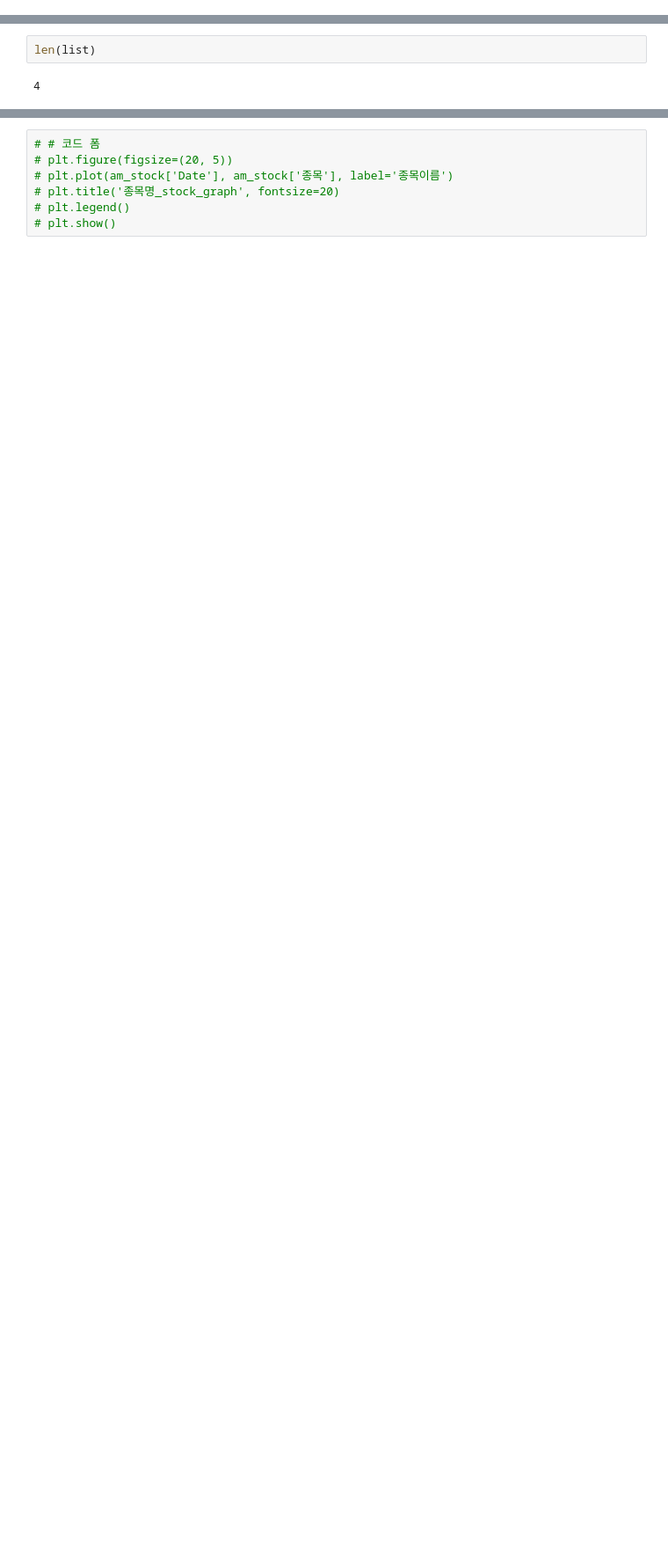
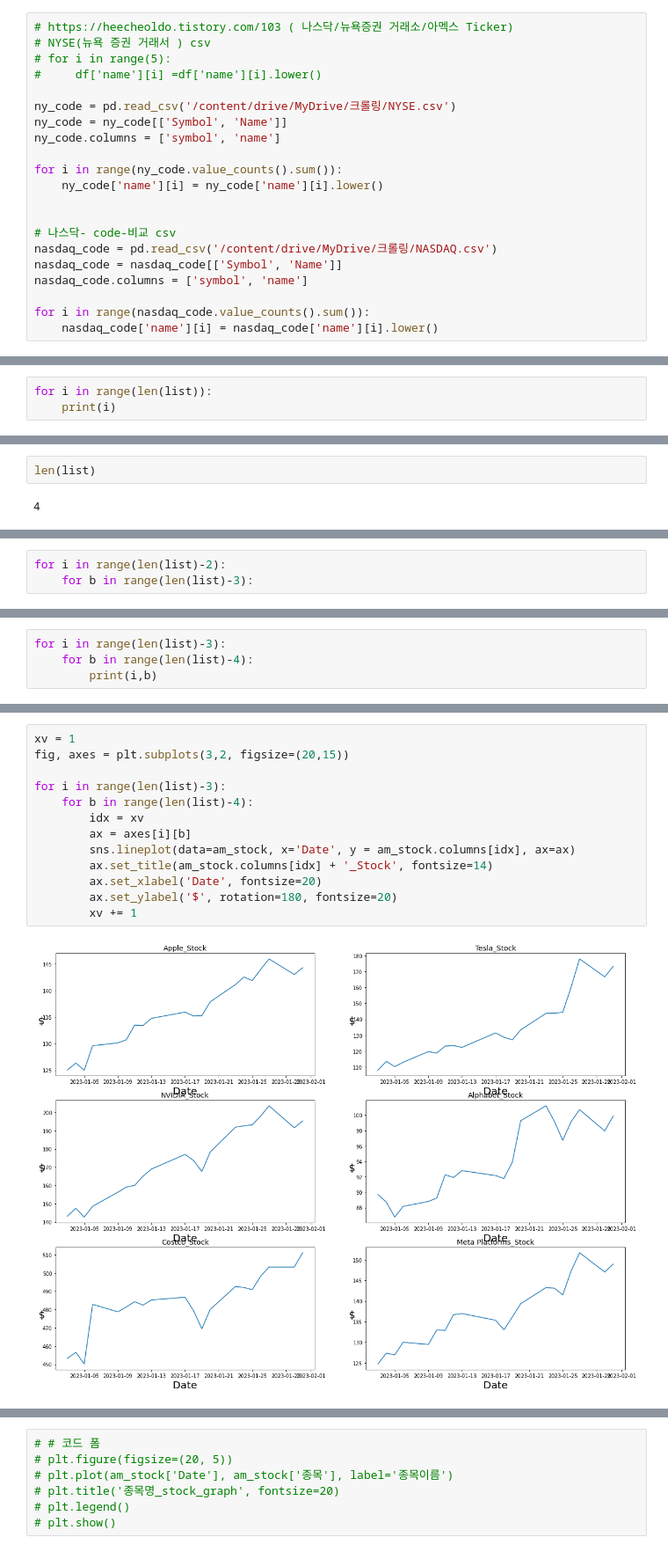
Before and after one commit to sleeptiger/Portfolio, a Jupyter notebook: Data_EDA.ipynb, the cells around one changed output, grey strips where cells are left out. Shown at 88% size. Drawn from its saved outputs; the diff is of its cells as text; blank space fills up the shorter version.

```diff
--- a/Data_EDA.ipynb
+++ b/Data_EDA.ipynb
@@ -34,5 +38,26 @@ from dateutil.relativedelta import relativedelta
 # %%
 import yfinance as yf
+# %%
+# https://heecheoldo.tistory.com/103 ( 나스닥/뉴욕증권 거래소/아멕스 Ticker)
+# NYSE(뉴욕 증권 거래서 ) csv
+# for i in range(5):
+#     df['name'][i] =df['name'][i].lower()
+
+ny_code = pd.read_csv('/content/drive/MyDrive/크롤링/NYSE.csv')
+ny_code = ny_code[['Symbol', 'Name']]
+ny_code.columns = ['symbol', 'name']
+
+for i in range(ny_code.value_counts().sum()):
+    ny_code['name'][i] = ny_code['name'][i].lower()
+
+
+# 나스닥- code-비교 csv
+nasdaq_code = pd.read_csv('/content/drive/MyDrive/크롤링/NASDAQ.csv')
+nasdaq_code = nasdaq_code[['Symbol', 'Name']]
+nasdaq_code.columns = ['symbol', 'name']
+
+for i in range(nasdaq_code.value_counts().sum()):
+    nasdaq_code['name'][i] = nasdaq_code['name'][i].lower()
 # %%
 # 달러 금일
 dol_url = requests.get('https://search.naver.com/search.naver?where=nexearch&sm=top_hty&fbm=1&ie=utf8&query=%EB%8B%AC%EB%9F%AC')
@@ -51,0 +256,3 @@ one_month_day = dt_now - relativedelta(months=1)
+# %%
+for i in range(len(list)):
+    print(i)
@@ -102,0 +267,3 @@ am_stock.head()
+# %%
+for i in range(len(list)-2):
+    for b in range(len(list)-3):
@@ -102,0 +277,4 @@ am_stock.head()
+# %%
+for i in range(len(list)-3):
+    for b in range(len(list)-4):
+        print(i,b)
@@ -103 +288,16 @@ am_stock.head()
+# %%
+xv = 1
+fig, axes = plt.subplots(3,2, figsize=(20,15))
+
+for i in range(len(list)-3):
+    for b in range(len(list)-4):
+        idx = xv
+        ax = axes[i][b]
+        sns.lineplot(data=am_stock, x='Date', y = am_stock.columns[idx], ax=ax)
+        ax.set_title(am_stock.columns[idx] + '_Stock', fontsize=14)
+        ax.set_xlabel('Date', fontsize=20)
+        ax.set_ylabel('$', rotation=180, fontsize=20)
+        xv += 1
+# %% [output]
+[figure, added]
 # %%
```
Also changed, not shown: parts of 18 cells of this notebook.
